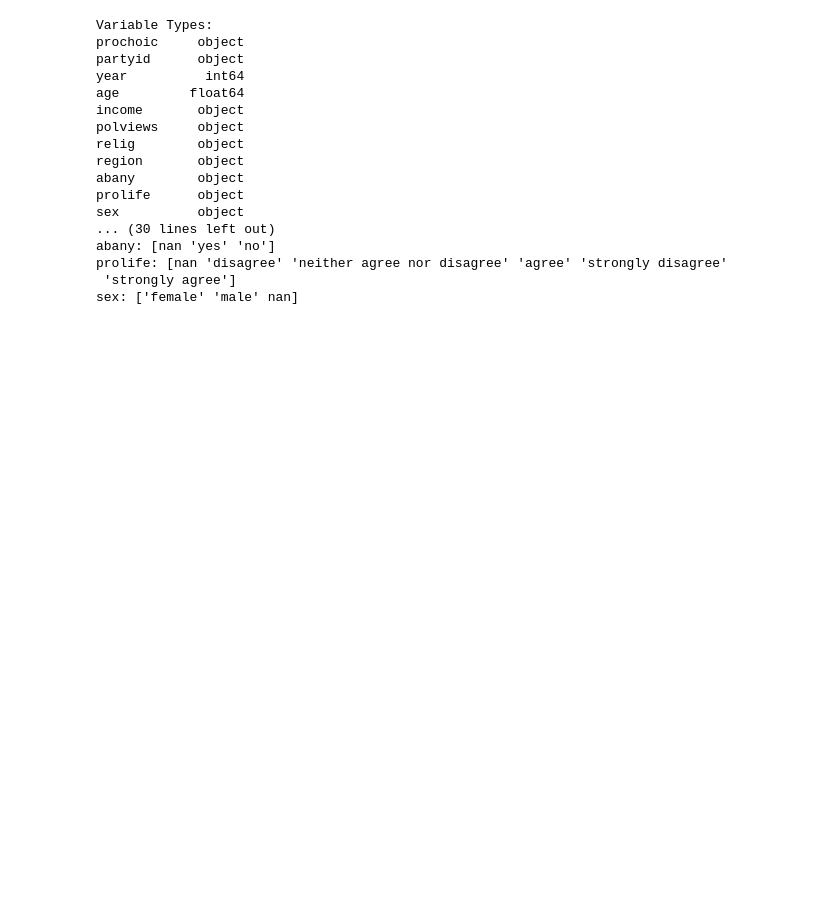
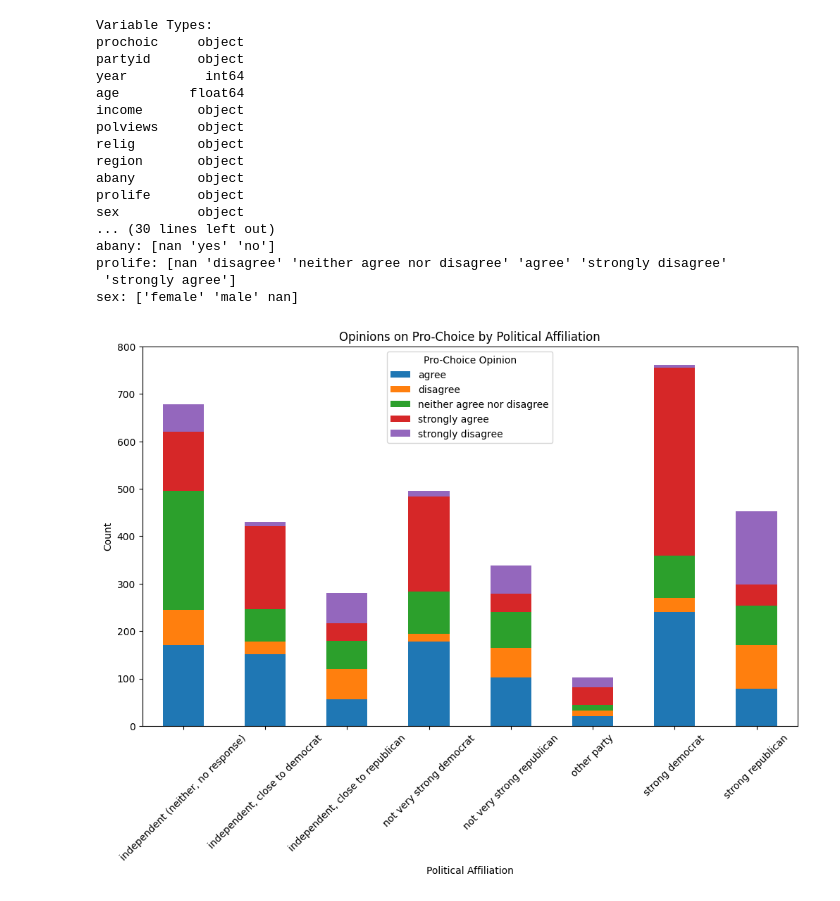
Before and after one commit to Lasata-T/Group1Project1, a Jupyter notebook: ML2.ipynb, the cells around one changed output. Saved outputs shown, nothing was run; the diff lists cells and outputs as text; code cells hidden in the pictures; blank space fills up the shorter version.

```diff
--- a/ML2.ipynb
+++ b/ML2.ipynb
@@ -84,3 +84,14 @@ abany: [nan 'yes' 'no']
 prolife: [nan 'disagree' 'neither agree nor disagree' 'agree' 'strongly disagree'
  'strongly agree']
 sex: ['female' 'male' nan]
+# %%
+partyid_prochoic = pd.crosstab(df['partyid'], df['prochoic'])
+partyid_prochoic.plot(kind='bar', figsize=(12, 7), stacked=True)
+plt.title('Opinions on Pro-Choice by Political Affiliation')
+plt.xlabel('Political Affiliation')
+plt.ylabel('Count')
+plt.xticks(rotation=45)
+plt.legend(title='Pro-Choice Opinion')
+plt.show()
+# %% [output]
+[figure, added]
```
Also changed, not shown: parts of 2 cells of this notebook.
